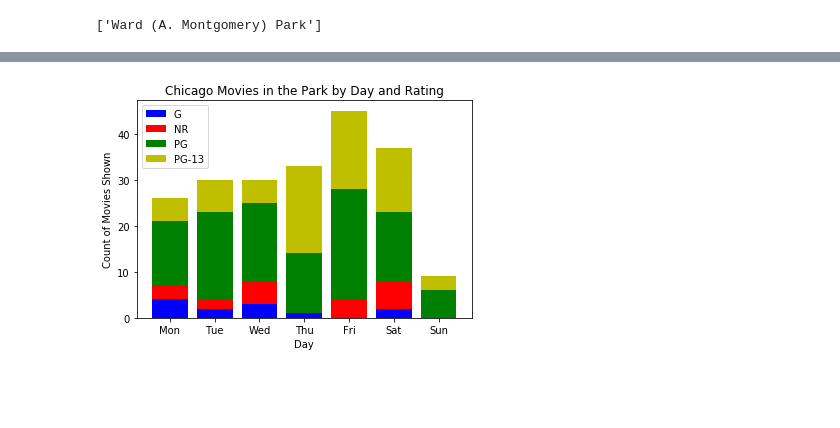
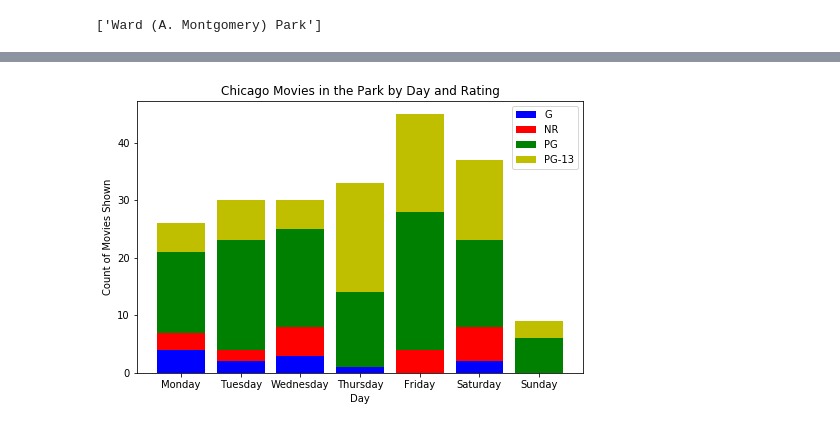
Before and after one commit to learn-co-students/dsc-chi-warmup-pandas1, a Jupyter notebook: index.ipynb, the cells around one changed output, grey strips where cells are left out. Cells and saved outputs as stored; diff of their text form; code cells hidden in the pictures; blank space fills up the shorter version.

```diff
--- a/index.ipynb
+++ b/index.ipynb
@@ -88,0 +75,4 @@ Categories (7, object): [Mon < Tue < Wed < Thu < Fri < Sat < Sun]
+# %%
+movies['Day'] = movies['Date'].dt.day_name()
+
+movies.head()
@@ -88,0 +88,16 @@ Categories (7, object): [Mon < Tue < Wed < Thu < Fri < Sat < Sun]
+# %%
+
+# Turn Day column into an ordered categorical and sort
+# this allows us to define a 'sort order'
+movies.Day = pd.Categorical(
+    movies.Day,
+    categories = [
+        'Monday', 'Tuesday', 'Wednesday',
+        'Thursday', 'Friday', 'Saturday',
+        'Sunday'
+    ],
+    ordered=True
+    )
+
+movies.sort_values('Day', ascending=True, inplace=True)
+movies.head()
@@ -245,68 +283,48 @@ def bar_chart(x, y, leg):
 # %%
-
-#Turn Day column into an ordered categorical and sort
-movies.Day = pd.Categorical(
-    movies.Day,
-    categories = ['Mon', 'Tue', 'Wed', 'Thu', 'Fri', 'Sat', 'Sun'],
-    ordered=True
-    )
 
 movies.sort_values('Day', ascending=True, inplace=True)
 
 #create figures
-fig, ax = plt.subplots()
+fig, ax = plt.subplots(figsize=(8,5))
 color_map = dict(zip(['NR', 'G', 'PG', 'PG-13'], ['r','b','g','y']))
 
 #this will store info for the legend
 reps = []
 
 #for each day:
 for index, day in enumerate(movies.Day.unique()):
 
     #get series with index rating and values play count
-    counts = movies_grp_day.get_group(day)['Rating'].value_counts()
+    counts = movies.groupby('Day').get_group(day)['Rating'].value_counts()
 
     #sort so ratings are in the same order each day
     counts = counts.sort_index(ascending=True)
-
-    #get all the information we need for each graph in one object
-    #store as (rating, play count, day)
-    zipped = [rating+[day]
-              for rating
-              in
-                  [list(x)
-                   for x
-                   in zip(
-                       counts.index,
-                       counts.values
-                   )
-                  ]
-             ]
 
     #track where to start each stacked bar
     lower=0
 
     #for each rating per day
-    for rating in zipped:
+    for rating, count in counts.items():
 
         #extract (rating, play count, day) and use to graph
-        rep, = ax.bar(rating[2],
-               rating[1],
-               color=color_map[rating[0]],
+        rep, = ax.bar(day,
+               count,
+               color=color_map[rating],
                bottom=lower
         )
 
         #set bottom of next bar at top of graphed one
-        lower=rating[1]+lower
+        lower=count+lower
 
         #append graph info for legend
         reps.append(rep)
 
 #graph metadata
-ax.legend(handles=reps, labels=['G', 'NR', 'PG', 'PG-13'])
+ax.legend(labels=['G', 'NR', 'PG', 'PG-13'])
 ax.set_xlabel('Day')
 ax.set_ylabel('Count of Movies Shown')
 ax.set_title('Chicago Movies in the Park by Day and Rating')
+plt.savefig('viz/final_chart.png')
 plt.show()
 # %% [output]
-[figure, old version]
+[figure, new version]
```
Also changed, not shown: parts of 27 cells of this notebook, 4 other files.
